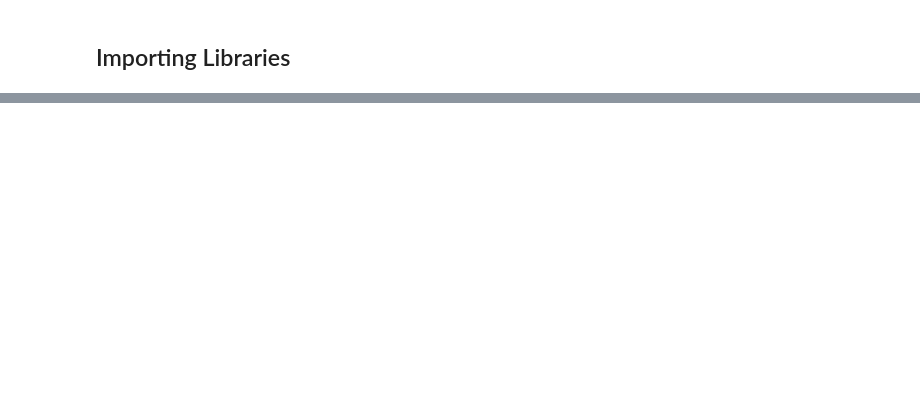
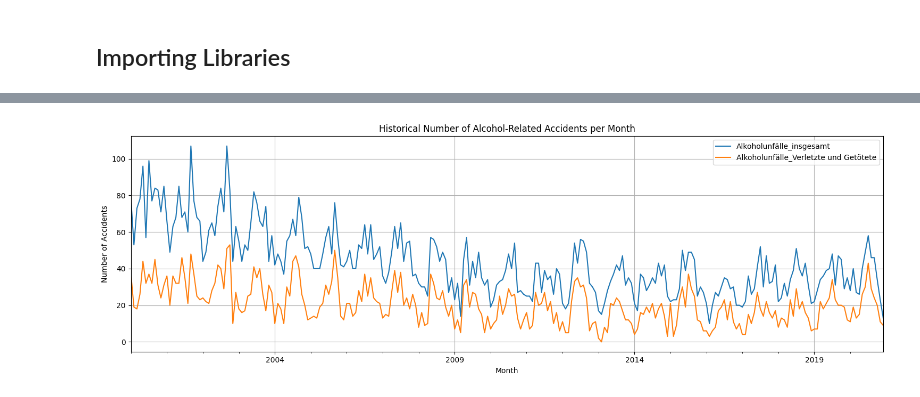
Before and after one commit to nullHawk/dps-munich-ai-challenge, a Jupyter notebook: notebook.ipynb, the cells around one changed output, grey strips where cells are left out. Drawn from its saved outputs; the diff is of its cells as text; code cells hidden in the pictures; blank space fills up the shorter version.

```diff
--- a/notebook.ipynb
+++ b/notebook.ipynb
@@ -329,0 +132,10 @@ make_prediction(2023, 9)
+# %%
+pivot_Wert['Alkoholunfälle_insgesamt'].plot(figsize=(15, 5), legend=True)
+pivot_Wert['Alkoholunfälle_Verletzte und Getötete'].plot(figsize=(15, 5), legend=True)
+plt.title('Historical Number of Alcohol-Related Accidents per Month')
+plt.xlabel('Month')
+plt.ylabel('Number of Accidents')
+plt.grid(True)
+plt.tight_layout()
+# %% [output]
+[figure, added]
```
Also changed, not shown: parts of 68 cells of this notebook, 6 other files.
